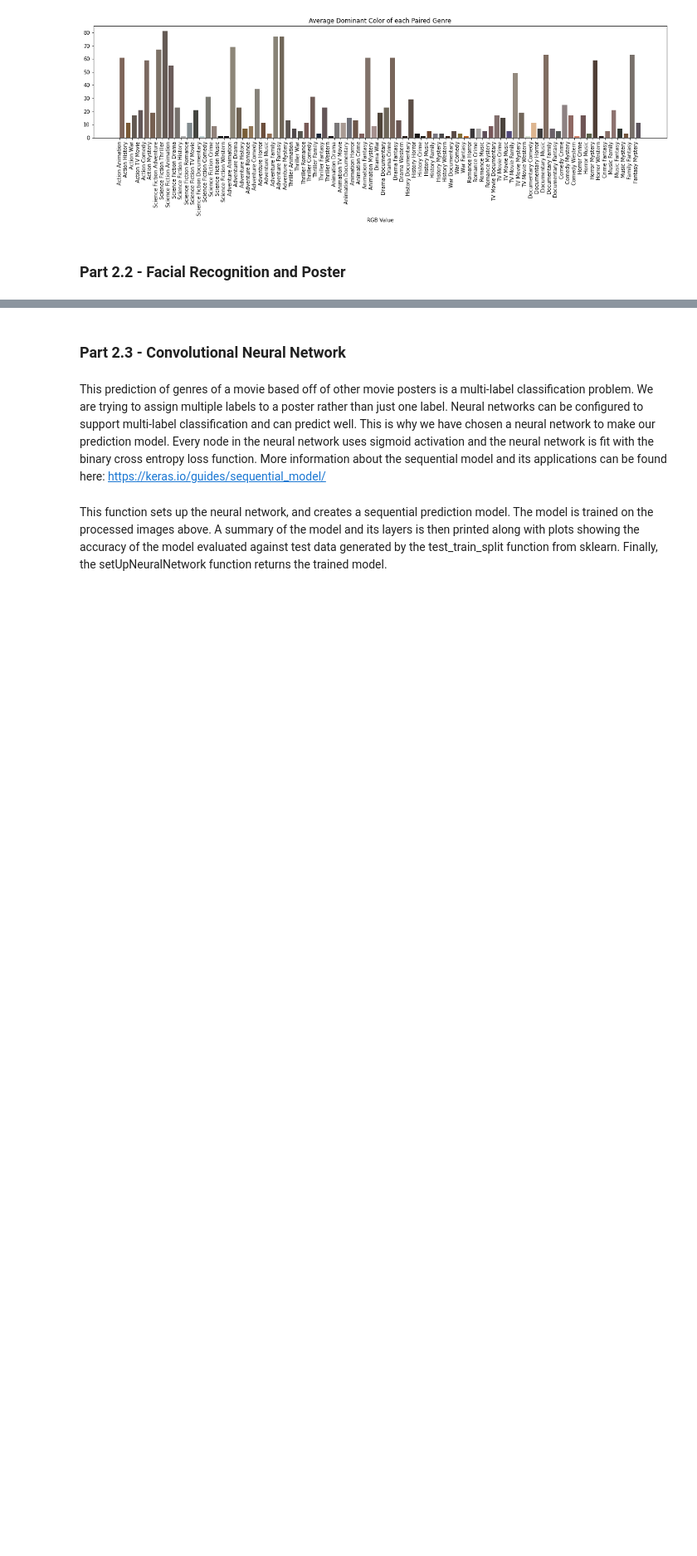
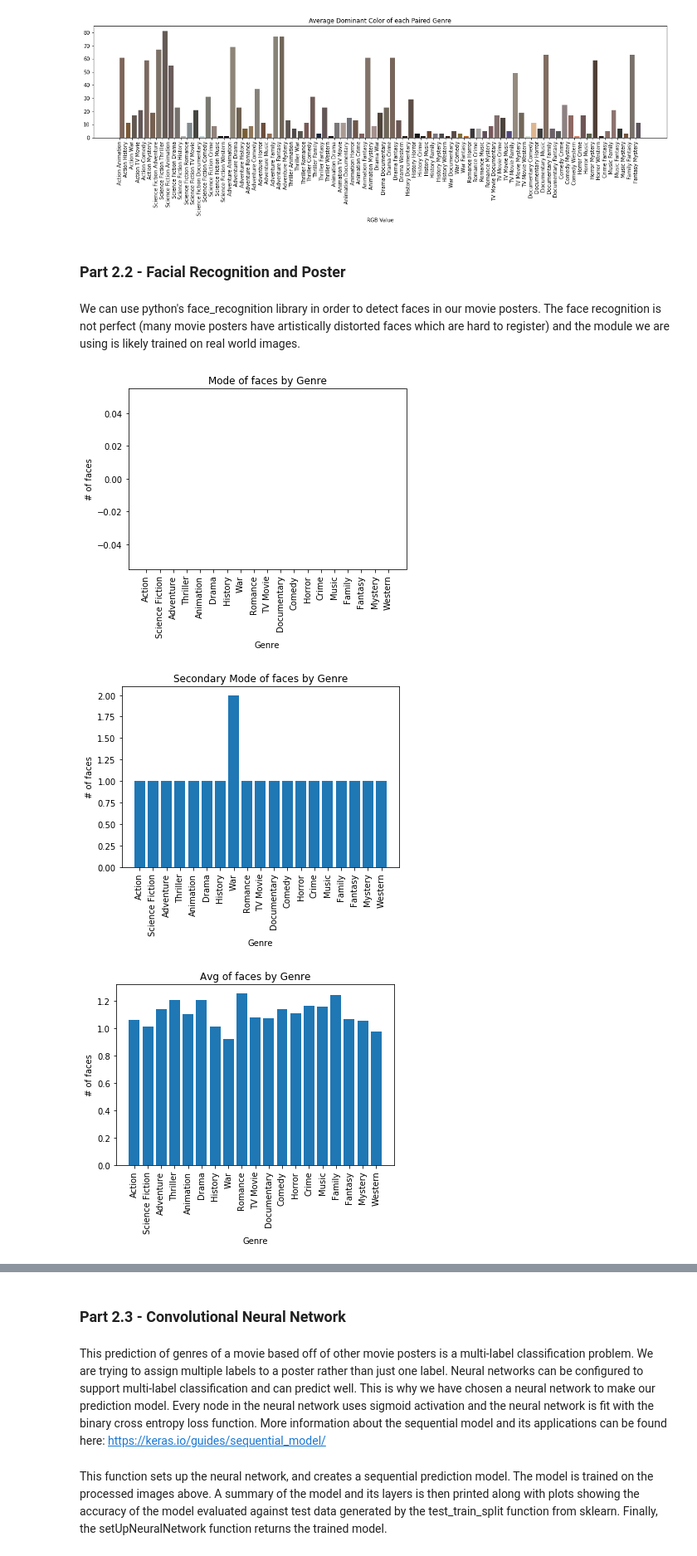
Before and after one commit to witchard-wang/MovieGenreClassification, a Jupyter notebook: Final Notebook.ipynb, the cells around one changed output, grey strips where cells are left out. Shown at 83% size. Drawn from its saved outputs; the diff is of its cells as text; code cells hidden in the pictures; blank space fills up the shorter version.

Commit message:
Added code and explanation for faces

```diff
--- a/Final Notebook.ipynb
+++ b/Final Notebook.ipynb
@@ -263,7 +252,7 @@ for x in mov_df.columns[7:-2]:
     for y in g_arr:
         if (x != y) & len(mov_df.loc[(mov_df[x] == 1) & (mov_df[y] == 1)]) > 0 :
             temp = mov_df.loc[(mov_df[x] == 1) & (mov_df[y] == 1)]
-            Xmulti.append(x + ', ' + y)
+            Xmulti.append(x + ' ' + y)
 
             arr = temp['dominant_color'].to_numpy()
             rgb = []
@@ -299,3 +288,5 @@ plt.savefig('dom_color.png',bbox_inches='tight')
 [figure]
 # %% [markdown]
 ### Part 2.2 - Facial Recognition and Poster
+# %% [markdown]
+We can use python's face_recognition library in order to detect faces in our movie posters. The face recognition is not perfect (many movie posters have artistically distorted faces which are hard to register) and the module we are using is likely trained on real world images.
@@ -301,0 +311,70 @@ plt.savefig('dom_color.png',bbox_inches='tight')
+# %%
+import statistics
+from statistics import mean
+def plotFace(d):
+    data = d.copy()
+    genres = data.columns[8:]
+    amt = []
+    for x in genres:
+        amt.append(len(data.loc[data[x] == 1]))
+    genre_mode = [0,0,0,0,0,0,0,0,0,0,0,0,0,0,0,0,0,0,0]
+    secondary_mode = [0,0,0,0,0,0,0,0,0,0,0,0,0,0,0,0,0,0,0]
+    genre_avg = [0,0,0,0,0,0,0,0,0,0,0,0,0,0,0,0,0,0,0]
+    count = 0
+    genre_list = [[] for i in range(19)]
+    for index, row in data.iterrows():
+        count = 0
+        for genre in genres:
+            if row[genre]==1:
+                genre_list[count].append(row['faces'])
+            count += 1
+    idx = 0
+
+    for mode, lst in zip(genre_mode, genre_list):
+        arr = np.array(lst)
+        mode = statistics.mode(arr)
+        genre_mode[idx] = mode
+        idx+=1
+    idx = 0
+    plt.title('Mode of faces by Genre')
+    plt.xticks(rotation = 90)
+    plt.bar(x = genres, height = genre_mode)
+    plt.xlabel('Genre')
+    plt.ylabel('# of faces')
+    plt.savefig('mode_faces.png',bbox_inches='tight')
+    plt.show()
+
+    for mode, lst in zip(secondary_mode, genre_list):
+        arr = np.array(lst)
+        non_zero = arr[np.nonzero(arr)]
+        mode = statistics.mode(non_zero)
+        secondary_mode[idx] = mode
+        idx+=1
+
+    plt.title('Secondary Mode of faces by Genre')
+    plt.xticks(rotation = 90)
+    plt.bar(x = genres, height = secondary_mode)
+    plt.xlabel('Genre')
+    plt.ylabel('# of faces')
+    plt.savefig('secondary_mode_faces.png',bbox_inches='tight')
+    plt.show()
+    idx = 0
+
+
+    for avg, lst in zip(genre_avg, genre_list):
+        avg = sum(lst)/ float(len(lst))
+        genre_avg[idx] = avg
+        idx+=1
+
+    plt.title('Avg of faces by Genre')
+    plt.xticks(rotation = 90)
+    plt.bar(x = genres, height = genre_avg)
+    plt.xlabel('Genre')
+    plt.ylabel('# of faces')
+    plt.savefig('avg_faces.png',bbox_inches='tight')
+
+plotFace(mov_df)
+# %% [output]
+[figure, added]
+[figure, added]
+[figure, added]
```
Also changed, not shown: parts of 13 cells of this notebook, 4 other files.
